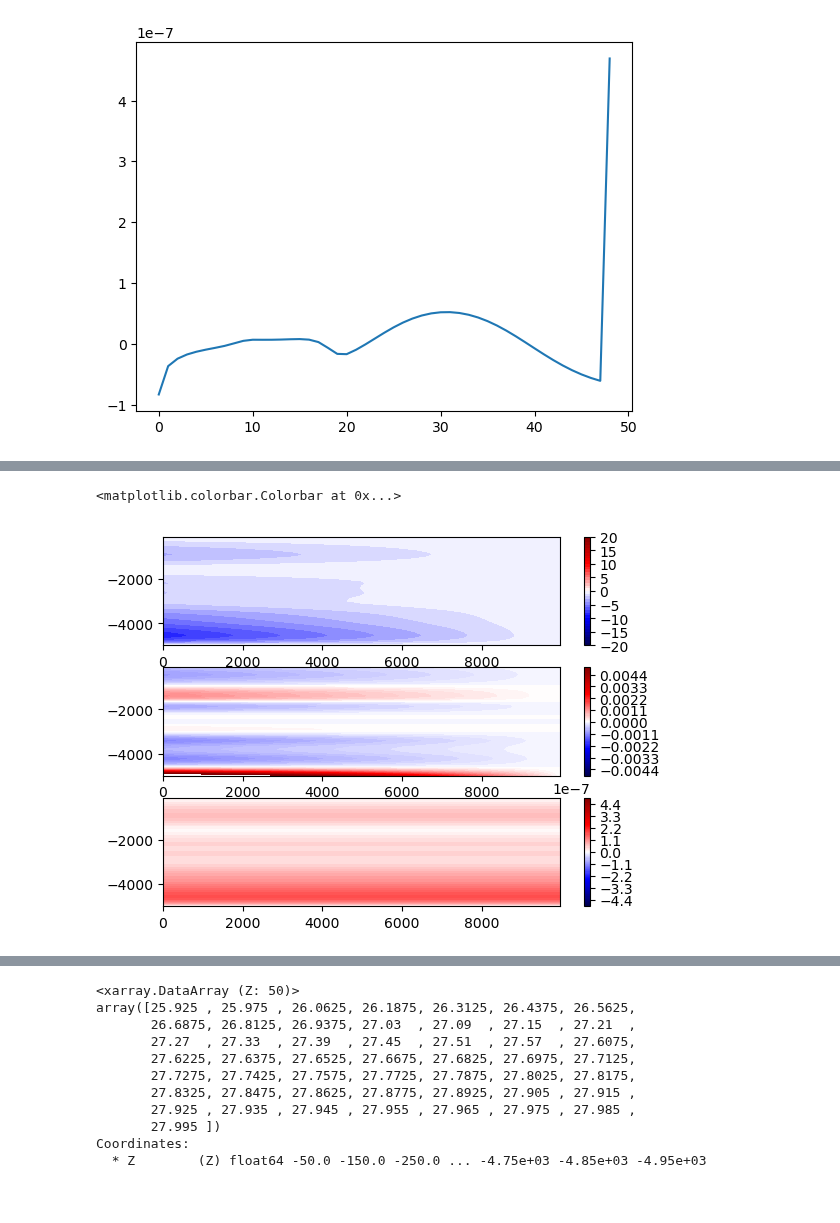
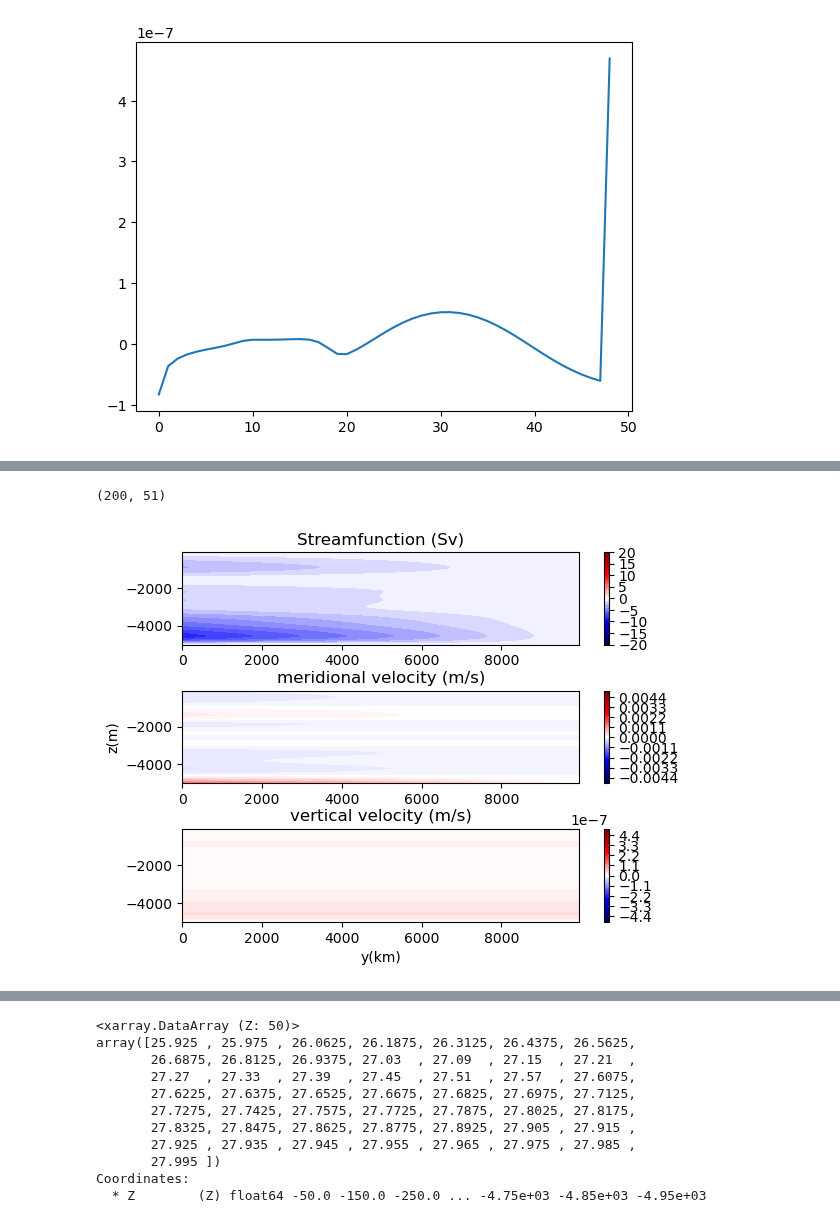
Before and after one commit to anthony-meza/test_age_framework, a Jupyter notebook: advection_diffusion_example.ipynb, the cells around one changed output, grey strips where cells are left out. Saved outputs shown, nothing was run; the diff lists cells and outputs as text; code cells hidden in the pictures.

```diff
--- a/advection_diffusion_example.ipynb
+++ b/advection_diffusion_example.ipynb
@@ -269,0 +255,7 @@ kv0=kv
+# %%
+fluxy1=np.vstack((fluxy,np.ones([1,Nz])))
+fluxy1.shape
+fluxz1=np.hstack((fluxz,np.ones([Nbasin,1])))
+fluxz1.shape
+# %% [output]
+(200, 51)
@@ -278,38 +278,43 @@ pgamma_pz=(gamma_basin_init[:-1]-gamma_basin_init[1:])/(Z[:-1]-Z[1:]) #on Z inne
 pgamma_pz_lower=np.append(pgamma_pz,0)
 pgamma_pz_outer=np.insert(pgamma_pz_lower,0,0)
 ppgamma_ppz=(pgamma_pz_outer[:-1]-pgamma_pz_outer[1:])/(Zp1[:-1]-Zp1[1:])  #on Z center
-basin_width=5000 #km
+basin_width=28000 #km
 w_inner=-kdia[:-1]*pgamma_pz/((gamma_basin_init[:-1]+gamma_basin_init[1:])/2)
 w=np.append(w_inner,0)
 w=w_init*1e6/basin_width/Lbasin/1000/1000
 w_basin_grid=-np.tile(w,[Nbasin,1])
  #km
 w_transport=w_basin_grid*basin_width*dy*1000*1000
 
 basin_streamfunc=-np.cumsum(w_transport[::-1,:],axis=0)[::-1,:]
 basin_streamfunc_zouter=np.c_[np.zeros(Nbasin),basin_streamfunc]
 v_basin_grid=-(basin_streamfunc_zouter[:,:-1]-basin_streamfunc_zouter[:,1:])/(Zp1[:-1]-Zp1[1:])/basin_width/1000
 
-
+fig=plt.figure(0)
 plt.subplot(3,1,1)
 plt.contourf(ybasin,Zl,basin_streamfunc.T/1e6,cmap='seismic',levels=np.arange(-20,20.5,1))
 
 #plt.contourf(ybasin,Zl,w_transport.T)
 plt.colorbar()
+plt.title('Streamfunction (Sv)')
 plt.subplot(3,1,2)
 
 
 #plt.contourf(ybasin,Zl,w_transport.T)
 #plt.colorbar()
 plt.contourf(ybasin,Zl,v_basin_grid.T,cmap='seismic',levels=np.arange(-0.005,0.0051,0.0001))
 plt.colorbar()
+plt.ylabel('z(m)')
+plt.title('meridional velocity (m/s)')
 plt.subplot(3,1,3)
 
 
 #plt.contourf(ybasin,Zl,w_transport.T)
 #plt.colorbar()
 plt.contourf(ybasin,Zl,w_basin_grid.T,cmap='seismic',levels=np.arange(-0.0000005,0.00000051,0.00000001))
 plt.colorbar()
+plt.xlabel('y(km)')
+plt.title('vertical velocity (m/s)')
+fig.subplots_adjust(wspace=0.5,hspace=0.5)
 # %% [output]
-<matplotlib.colorbar.Colorbar at 0x...>
-[figure, old version]
+[figure, new version]
```
Also changed, not shown: parts of 35 cells of this notebook.
